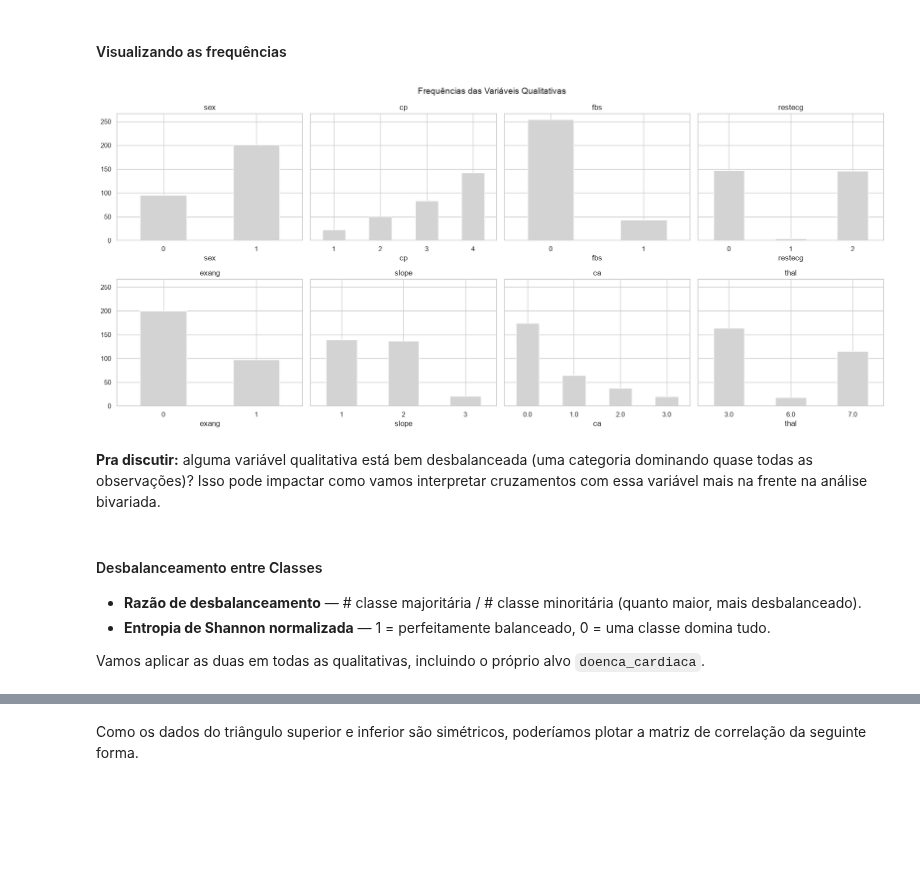
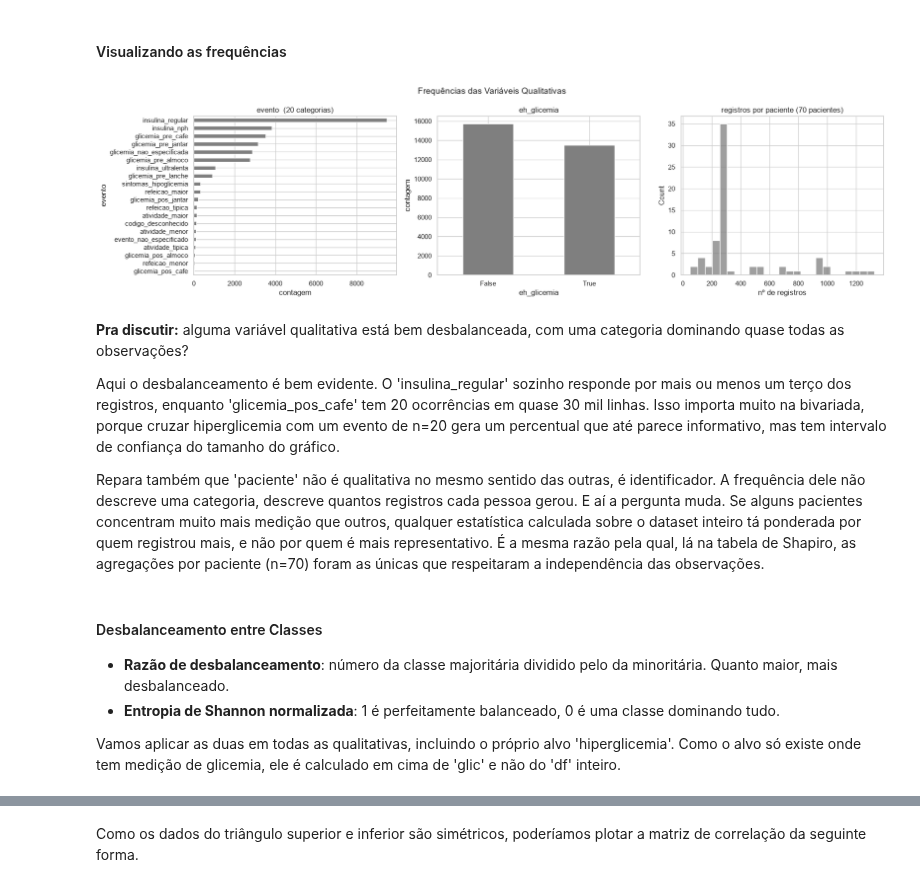
Before and after one commit to Mateus-Ribeir0/projeto-avd, a Jupyter notebook: notebooks/eda-com-downloads.ipynb, the cells around one changed output, grey strips where cells are left out. Cells and saved outputs as stored; diff of their text form; code cells hidden in the pictures; blank space fills up the shorter version.

```diff
--- a/notebooks/eda-com-downloads.ipynb
+++ b/notebooks/eda-com-downloads.ipynb
@@ -111,5 +174,0 @@ O dataset original registra `num` de 0 (sem doença) a 4 (graus diferentes de do
-# %%
-df["doenca_cardiaca"] = np.where(df["num"] > 0, "Cardíaco", "Normal")
-df["doenca_cardiaca"].value_counts()
-df.drop(columns=["num"], inplace=True)
-df.head()
@@ -452,8 +791,11 @@ Reunindo o que já discutimos: o mecanismo mais provável para `ca`/`thal` é MA
 # %%
 linhas_antes = df.shape[0]
 df_antes = df.copy()
-df = df.dropna(subset=["ca", "thal"]).reset_index(drop=True)
+
+df = df.dropna(subset=["data", "valor"]).reset_index(drop=True)
+df["evento"] = df["evento"].fillna("codigo_desconhecido")
+
 linhas_depois = df.shape[0]
-
 print(f"Linhas antes: {linhas_antes} | Linhas depois: {linhas_depois} | Removidas: {linhas_antes - linhas_depois}")
+print(f"Ausentes restantes:\n{df.isna().sum()}")
 # %% [output]
@@ -467,12 +821,14 @@ Vamos manter os valores originais por enquanto, mas ilustrar como ficaria uma tr
 # %%
-df["chol_log"] = np.log1p(df["chol"])
+glic["valor_log"] = np.log1p(glic["valor"])
 
 fig, axes = plt.subplots(1, 2, figsize=(12, 5))
-sns.histplot(data=df, x="chol", kde=True, color=COR_NEUTRA, ax=axes[0])
-axes[0].set_title(f"chol original (skew={df['chol'].skew():.2f})")
+sns.histplot(data=glic, x="valor", kde=True, color=COR_NEUTRA, ax=axes[0])
+axes[0].set_title(f"glicemia original (skew={glic['valor'].skew():.2f})")
+axes[0].set_xlabel("mg/dL")
 
-sns.histplot(data=df, x="chol_log", kde=True, color=COR_NEUTRA, ax=axes[1])
-axes[1].set_title(f"log(1 + chol) (skew={df['chol_log'].skew():.2f})")
+sns.histplot(data=glic, x="valor_log", kde=True, color=COR_NEUTRA, ax=axes[1])
+axes[1].set_title(f"log(1 + glicemia) (skew={glic['valor_log'].skew():.2f})")
+axes[1].set_xlabel("log(mg/dL)")
 
 plt.tight_layout()
 plt.show()
@@ -594,25 +1021,38 @@ thal
 # %% [markdown]
 #### Visualizando as frequências
 # %%
-fig, axes = plt.subplots(2, 4, figsize=(18, 8), sharey=True)
-axes = axes.ravel()
+fig, axes = plt.subplots(1, 3, figsize=(18, 5))
 
-for i, col in enumerate(VARS_QUALI):
-    df[col].value_counts().sort_index().plot(kind="bar", color=COR_NEUTRA, ax=axes[i])
-    axes[i].set_title(col)
-    axes[i].tick_params(axis="x", rotation=0)
+df["evento"].value_counts().sort_values().plot(
+    kind="barh", color=COR_NEUTRA, ax=axes[0])
+axes[0].set_title(f"evento  ({df['evento'].nunique()} categorias)")
+axes[0].set_xlabel("contagem")
+
+df["eh_glicemia"].value_counts().plot(
+    kind="bar", color=COR_NEUTRA, ax=axes[1])
+axes[1].set_title("eh_glicemia")
+axes[1].tick_params(axis="x", rotation=0)
+axes[1].set_ylabel("contagem")
+
+sns.histplot(df["paciente"].value_counts(), bins=25, color=COR_NEUTRA, ax=axes[2])
+axes[2].set_title("registros por paciente (70 pacientes)")
+axes[2].set_xlabel("nº de registros")
 
 fig.suptitle("Frequências das Variáveis Qualitativas", fontsize=14)
 plt.tight_layout()
 plt.show()
 # %% [output]
-[figure, old version]
+[figure, new version]
-# %% [markdown]
-**Pra discutir:** alguma variável qualitativa está bem desbalanceada (uma categoria dominando quase todas as observações)? Isso pode impactar como vamos interpretar cruzamentos com essa variável mais na frente na análise bivariada.
+# %% [markdown]
+**Pra discutir:** alguma variável qualitativa está bem desbalanceada, com uma categoria dominando quase todas as observações?
+
+Aqui o desbalanceamento é bem evidente. O 'insulina_regular' sozinho responde por mais ou menos um terço dos registros, enquanto 'glicemia_pos_cafe' tem 20 ocorrências em quase 30 mil linhas. Isso importa muito na bivariada, porque cruzar hiperglicemia com um evento de n=20 gera um percentual que até parece informativo, mas tem intervalo de confiança do tamanho do gráfico.
+
+Repara também que 'paciente' não é qualitativa no mesmo sentido das outras, é identificador. A frequência dele não descreve uma categoria, descreve quantos registros cada pessoa gerou. E aí a pergunta muda. Se alguns pacientes concentram muito mais medição que outros, qualquer estatística calculada sobre o dataset inteiro tá ponderada por quem registrou mais, e não por quem é mais representativo. É a mesma razão pela qual, lá na tabela de Shapiro, as agregações por paciente (n=70) foram as únicas que respeitaram a independência das observações.
 # %% [markdown]
 #### Desbalanceamento entre Classes
 
-- **Razão de desbalanceamento** — # classe majoritária / # classe minoritária (quanto maior, mais desbalanceado).
-- **Entropia de Shannon normalizada** — 1 = perfeitamente balanceado, 0 = uma classe domina tudo.
+- **Razão de desbalanceamento**: número da classe majoritária dividido pelo da minoritária. Quanto maior, mais desbalanceado.
+- **Entropia de Shannon normalizada**: 1 é perfeitamente balanceado, 0 é uma classe dominando tudo.
 
-Vamos aplicar as duas em todas as qualitativas, incluindo o próprio alvo `doenca_cardiaca`.
+Vamos aplicar as duas em todas as qualitativas, incluindo o próprio alvo 'hiperglicemia'. Como o alvo só existe onde tem medição de glicemia, ele é calculado em cima de 'glic' e não do 'df' inteiro.
```
Also changed, not shown: parts of 136 cells of this notebook, 6 other files.
